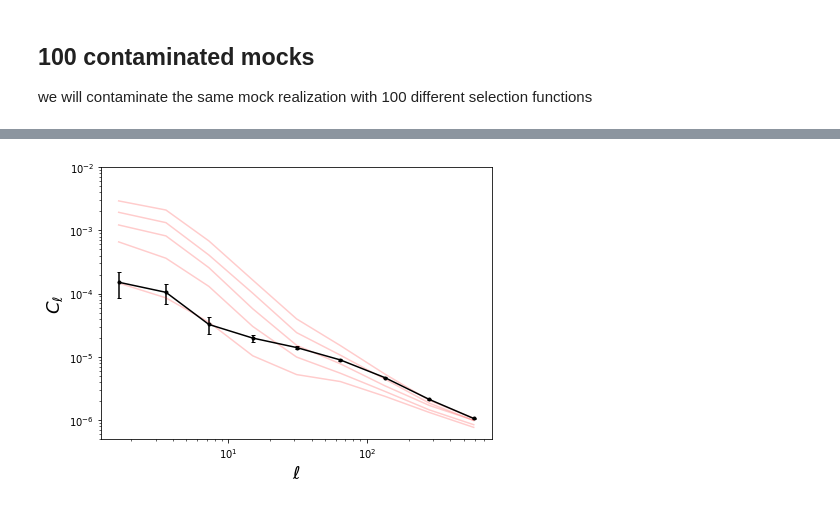
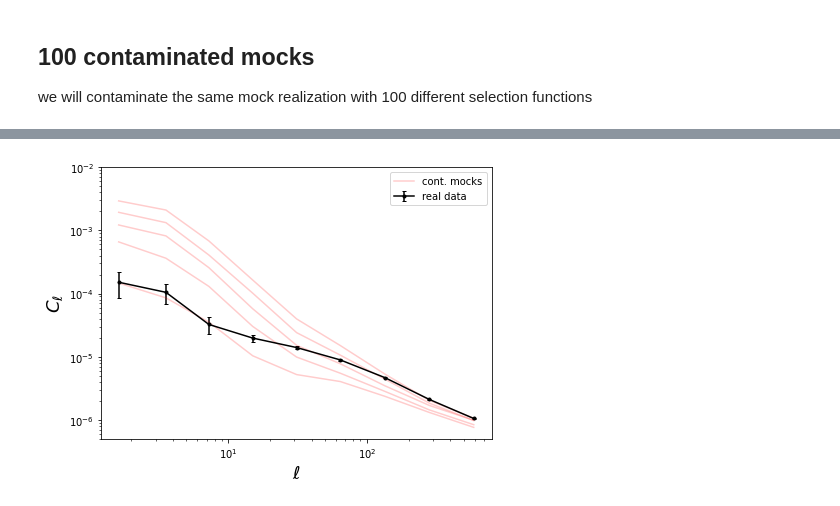
Before and after one commit to AlbertoRosado1/sysgen, a Jupyter notebook: subsample_mock_nb.ipynb, the cells around one changed output, grey strips where cells are left out. Cells and saved outputs as stored; diff of their text form; code cells hidden in the pictures.

```diff
--- a/subsample_mock_nb.ipynb
+++ b/subsample_mock_nb.ipynb
@@ -197,7 +185,7 @@ pick_selfn_randomly = np.random.permutation(np.arange(nwindows)) # randomize sel
 
 t0 = time()
 for i, ind in enumerate(pick_selfn_randomly[:only_choose]):
-    print(f'running {i+1}/{only_choose}. time elapsed: {time() - t0} s')
+    print(f'running {i+1}/{only_choose}. time elapsed: {time() - t0:.2f} s')
     # read selection function (obtained from real data)
     sel_fn = _selection_function_filename(tracer='LRG', ind=ind)
     ngal_pred = hp.read_map(sel_fn)
@@ -220,9 +208,9 @@ for i, ind in enumerate(pick_selfn_randomly[:only_choose]):
     cls_dict[f'nnwindow_{ind}'] = cl_
 
     # save results
-    output_fn = f'{output_dir}/cell_{ind}.hp256.npy'
-    print(f'saving {output_fn}')
-    np.save(output_fn, cl_)
+    #output_fn = f'{output_dir}/cell_{ind}.hp256.npy'
+    #print(f'saving {output_fn}')
+    #np.save(output_fn, cl_)
 
 
 print(f'finished at {time() - t0} s')
@@ -315,23 +231,24 @@ AttributeError: 'NoneType' object has no attribute 'split'
 # %%
 fig = plt.gcf()
 fig.set_size_inches(7, 5)
 
 plt.errorbar(ell_real, cell_real, yerr=cell_err, color='k',
-             marker='.', alpha=1., ls='-', capsize=2)
+             marker='.', alpha=1., ls='-', capsize=2, label='real data')
 
 for ind in pick_selfn_randomly[:only_choose]:
     l = cls_dict[f'nnwindow_{ind}']['cl_gg']['l']
     cl = cls_dict[f'nnwindow_{ind}']['cl_gg']
     #plt.plot(l, cl['cl'], alpha=0.2, ls='-', color='r')
 
     ell,cell,_= ut.histogram_cell(l, cl, return_err=True, method='jackknife')
     plt.plot(ell, cell, alpha=0.2, ls='-', color='r')
-
+plt.plot([],[],alpha=0.2, ls='-', color='r', label='cont. mocks')
+plt.legend()
 plt.ylabel(r'$C_{\ell}$',fontsize=18)
 plt.xlabel(r'$\ell$',fontsize=18)
 plt.xscale('log')
 plt.yscale('log')
 plt.ylim(5e-7,1e-2)
 plt.show()
 # %% [output]
-[figure, old version]
+[figure, new version]
```
Also changed, not shown: parts of 3 cells of this notebook.
